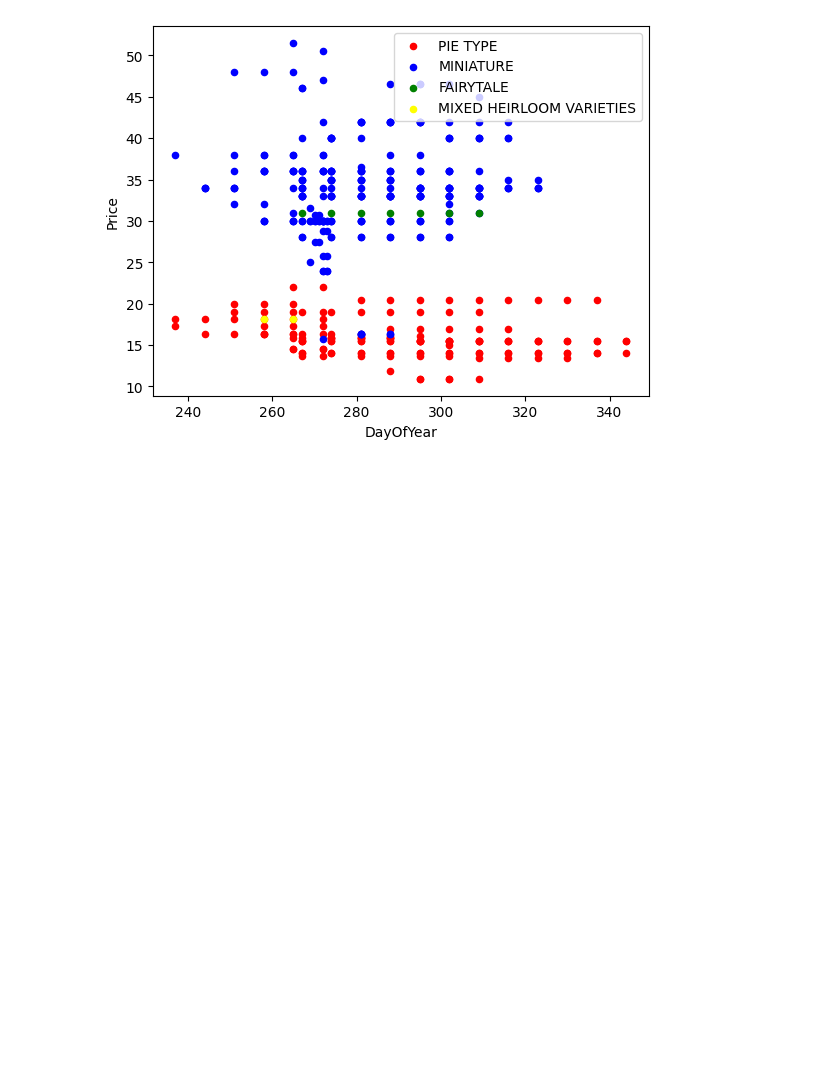
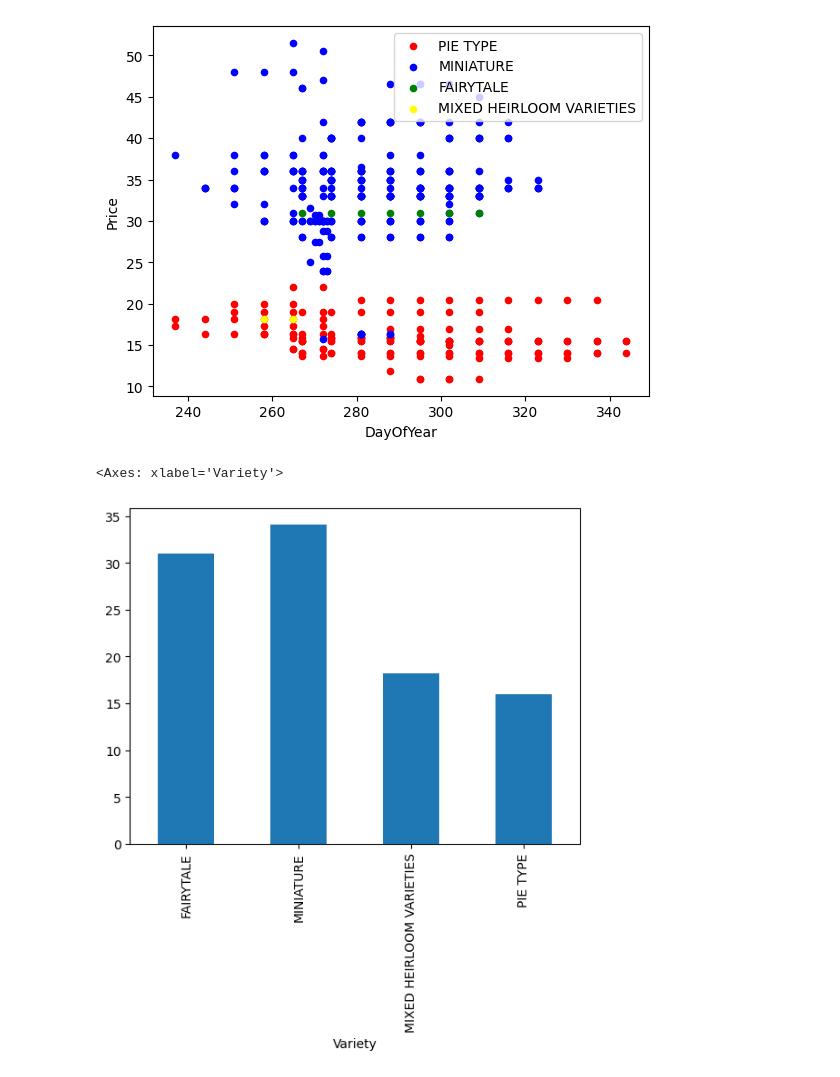
Before and after one commit to Hengameh001/Q-Which-month-are-pumpkins-the-cheapest-, a Jupyter notebook: pumpkins.ipynb, the cells around one changed output. Drawn from its saved outputs; the diff is of its cells as text; code cells hidden in the pictures; blank space fills up the shorter version.

```diff
--- a/pumpkins.ipynb
+++ b/pumpkins.ipynb
@@ -192,3 +192,8 @@ for i, var in enumerate(new_pumpkins['Variety'].unique()):
     ax = df.plot.scatter('DayOfYear','Price', ax=ax, c = colors[i], label = var)
 # %% [output]
 [figure]
+# %%
+new_pumpkins.groupby('Variety')['Price'].mean().plot(kind='bar')
+# %% [output]
+<Axes: xlabel='Variety'>
+[figure, added]
```
Also changed, not shown: parts of 3 cells of this notebook.
